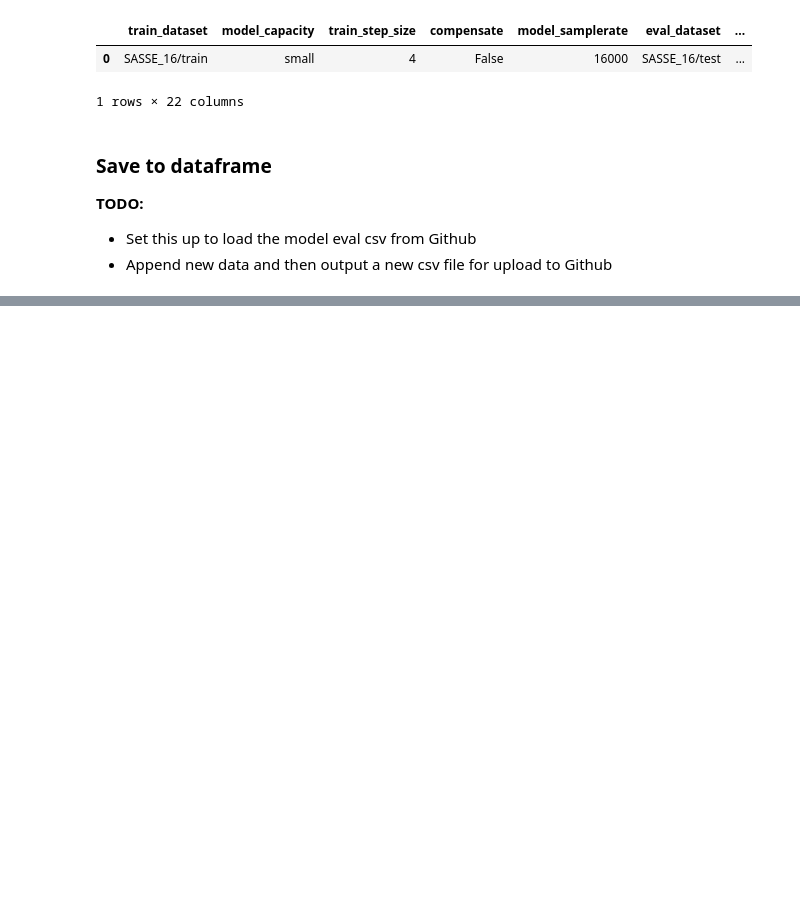
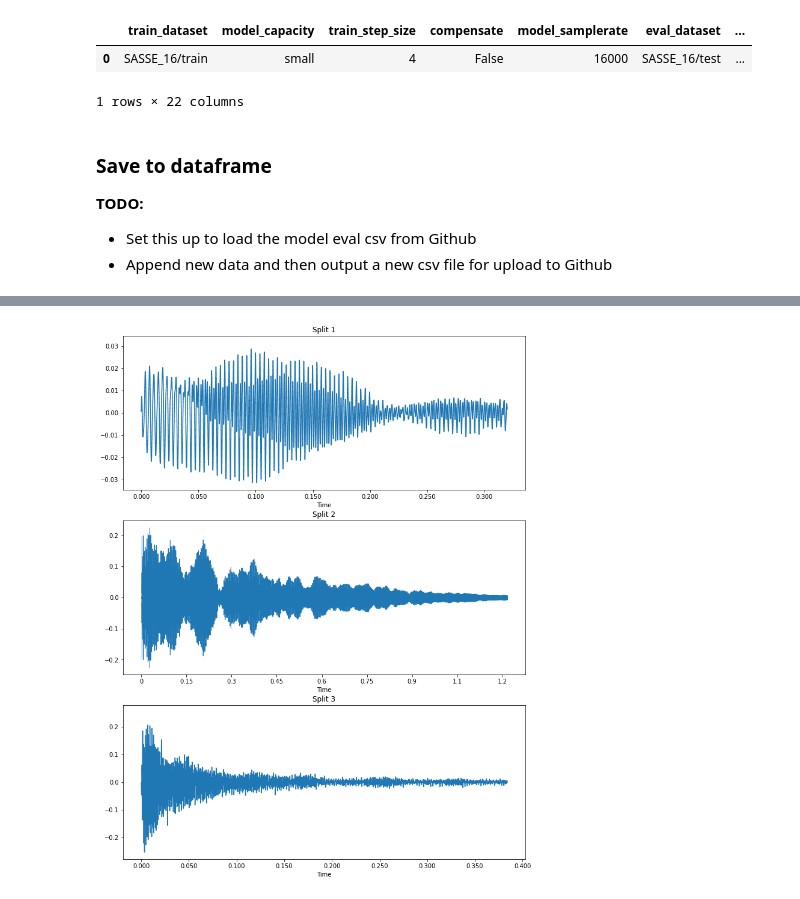
Before and after one commit to malloyca/steelpan-pitch-private, a Jupyter notebook: onset-pitch/steelpan_onset.ipynb, the cells around one changed output, grey strips where cells are left out. Cells and saved outputs as stored; diff of their text form; code cells hidden in the pictures; blank space fills up the shorter version.

```diff
--- a/onset-pitch/steelpan_onset.ipynb
+++ b/onset-pitch/steelpan_onset.ipynb
@@ -1899,0 +1923,4 @@ pd.DataFrame.from_dict(model.history.history).to_csv(
+# %%
+non_mute_sections = librosa.effects.split(andy_narell_full_audio, top_db=30,
+                                          frame_length=4096,
+                                          hop_length=1024)
@@ -1899,0 +1931,34 @@ pd.DataFrame.from_dict(model.history.history).to_csv(
+# %%
+split_1, _ = librosa.effects.trim(
+    andy_narell_full_audio[non_mute_sections[0][0]:non_mute_sections[0][1]],
+    top_db=60,
+    frame_length=128,
+    hop_length=64
+    )
+split_2, _ = librosa.effects.trim(
+    andy_narell_full_audio[non_mute_sections[30][0]:non_mute_sections[30][1]],
+    top_db=60,
+    frame_length=128,
+    hop_length=64
+    )
+split_3, _ = librosa.effects.trim(
+    andy_narell_full_audio[non_mute_sections[231][0]:non_mute_sections[231][1]],
+    top_db=60,
+    frame_length=128,
+    hop_length=64
+    )
+
+# plot a few of the hits
+fig, ax = plt.subplots(nrows=3, figsize=(12,16))
+display.waveshow(split_1, sr=sr, ax=ax[0])
+ax[0].set(title='Split 1')
+
+display.waveshow(split_2, sr=sr, ax=ax[1])
+ax[1].set(title='Split 2')
+
+display.waveshow(split_3, sr=sr, ax=ax[2])
+ax[2].set(title='Split 3')
+
+plt.show()
+# %% [output]
+[figure, added]
```
Also changed, not shown: parts of 12 cells of this notebook.
